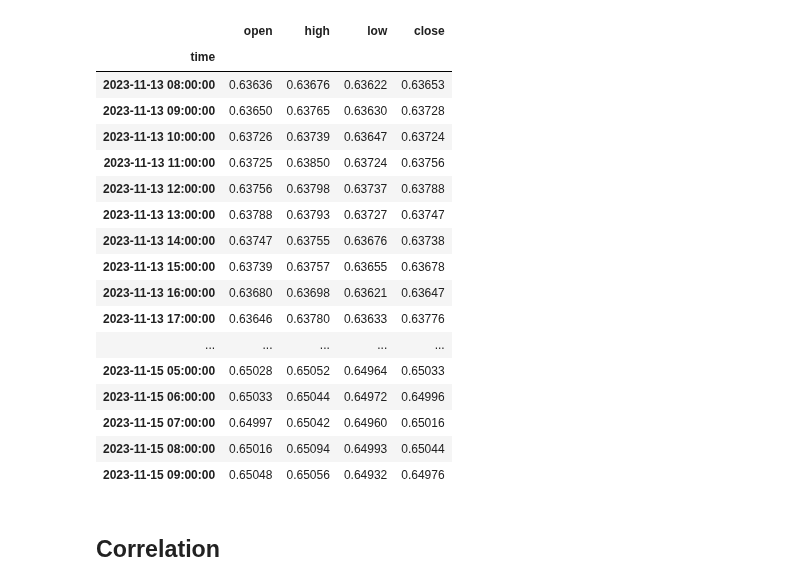
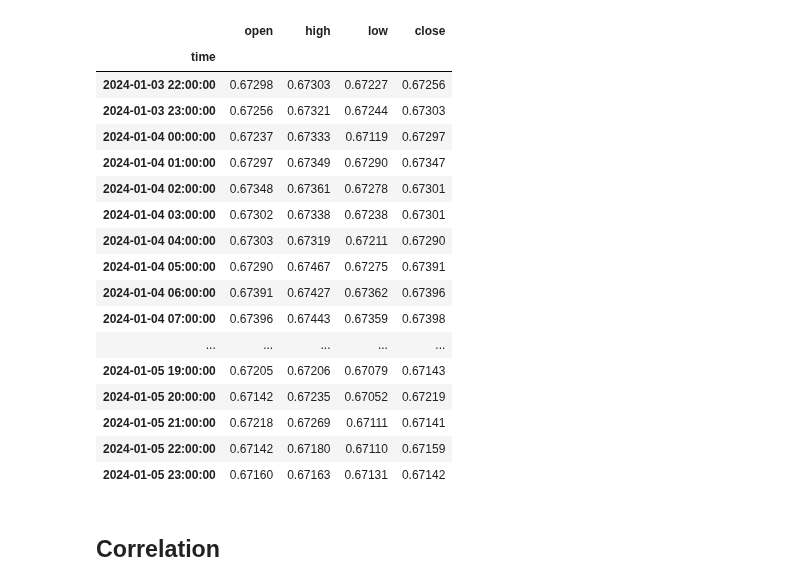
Before and after one commit to aliquid-novi/Strategies, a Jupyter notebook: lets get it/General Research.ipynb, the cells around one changed output. Cells and saved outputs as stored; diff of their text form; code cells hidden in the pictures.

```diff
--- a/lets get it/General Research.ipynb
+++ b/lets get it/General Research.ipynb
@@ -32,26 +32,26 @@ def adf_test(spread):
     result = adfuller(spread)
     return {'ADF Statistic': result[0], 'p-value': result[1], 'Critical Values': result[4]}
 # %%
-get_rates('AUDUSD.a', mt5.TIMEFRAME_H1, 50)
+get_rates('AUDUSD', mt5.TIMEFRAME_H1, 50)
 # %% [output]
 |  | open | high | low | close |
 | time |  |  |  |  |
-| 2023-11-13 08:00:00 | 0.63636 | 0.63676 | 0.63622 | 0.63653 |
-| 2023-11-13 09:00:00 | 0.63650 | 0.63765 | 0.63630 | 0.63728 |
-| 2023-11-13 10:00:00 | 0.63726 | 0.63739 | 0.63647 | 0.63724 |
-| 2023-11-13 11:00:00 | 0.63725 | 0.63850 | 0.63724 | 0.63756 |
-| 2023-11-13 12:00:00 | 0.63756 | 0.63798 | 0.63737 | 0.63788 |
-| 2023-11-13 13:00:00 | 0.63788 | 0.63793 | 0.63727 | 0.63747 |
-| 2023-11-13 14:00:00 | 0.63747 | 0.63755 | 0.63676 | 0.63738 |
-| 2023-11-13 15:00:00 | 0.63739 | 0.63757 | 0.63655 | 0.63678 |
-| 2023-11-13 16:00:00 | 0.63680 | 0.63698 | 0.63621 | 0.63647 |
-| 2023-11-13 17:00:00 | 0.63646 | 0.63780 | 0.63633 | 0.63776 |
+| 2024-01-03 22:00:00 | 0.67298 | 0.67303 | 0.67227 | 0.67256 |
+| 2024-01-03 23:00:00 | 0.67256 | 0.67321 | 0.67244 | 0.67303 |
+| 2024-01-04 00:00:00 | 0.67237 | 0.67333 | 0.67119 | 0.67297 |
+| 2024-01-04 01:00:00 | 0.67297 | 0.67349 | 0.67290 | 0.67347 |
+| 2024-01-04 02:00:00 | 0.67348 | 0.67361 | 0.67278 | 0.67301 |
+| 2024-01-04 03:00:00 | 0.67302 | 0.67338 | 0.67238 | 0.67301 |
+| 2024-01-04 04:00:00 | 0.67303 | 0.67319 | 0.67211 | 0.67290 |
+| 2024-01-04 05:00:00 | 0.67290 | 0.67467 | 0.67275 | 0.67391 |
+| 2024-01-04 06:00:00 | 0.67391 | 0.67427 | 0.67362 | 0.67396 |
+| 2024-01-04 07:00:00 | 0.67396 | 0.67443 | 0.67359 | 0.67398 |
 | ... | ... | ... | ... | ... |
-| 2023-11-15 05:00:00 | 0.65028 | 0.65052 | 0.64964 | 0.65033 |
-| 2023-11-15 06:00:00 | 0.65033 | 0.65044 | 0.64972 | 0.64996 |
-| 2023-11-15 07:00:00 | 0.64997 | 0.65042 | 0.64960 | 0.65016 |
-| 2023-11-15 08:00:00 | 0.65016 | 0.65094 | 0.64993 | 0.65044 |
-| 2023-11-15 09:00:00 | 0.65048 | 0.65056 | 0.64932 | 0.64976 |
+| 2024-01-05 19:00:00 | 0.67205 | 0.67206 | 0.67079 | 0.67143 |
+| 2024-01-05 20:00:00 | 0.67142 | 0.67235 | 0.67052 | 0.67219 |
+| 2024-01-05 21:00:00 | 0.67218 | 0.67269 | 0.67111 | 0.67141 |
+| 2024-01-05 22:00:00 | 0.67142 | 0.67180 | 0.67110 | 0.67159 |
+| 2024-01-05 23:00:00 | 0.67160 | 0.67163 | 0.67131 | 0.67142 |
 # %%
 EURUSD = get_rates('EURUSD.a', mt5.TIMEFRAME_H4, 10000)
 GBPUSD = get_rates('GBPUSD.a', mt5.TIMEFRAME_H4, 10000)
```
Also changed, not shown: parts of 9 cells of this notebook, 16 other files.
